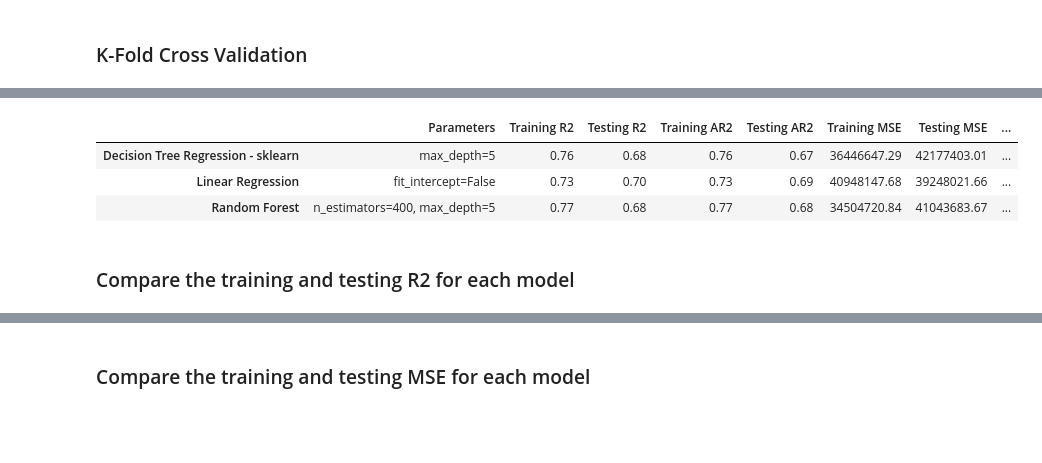
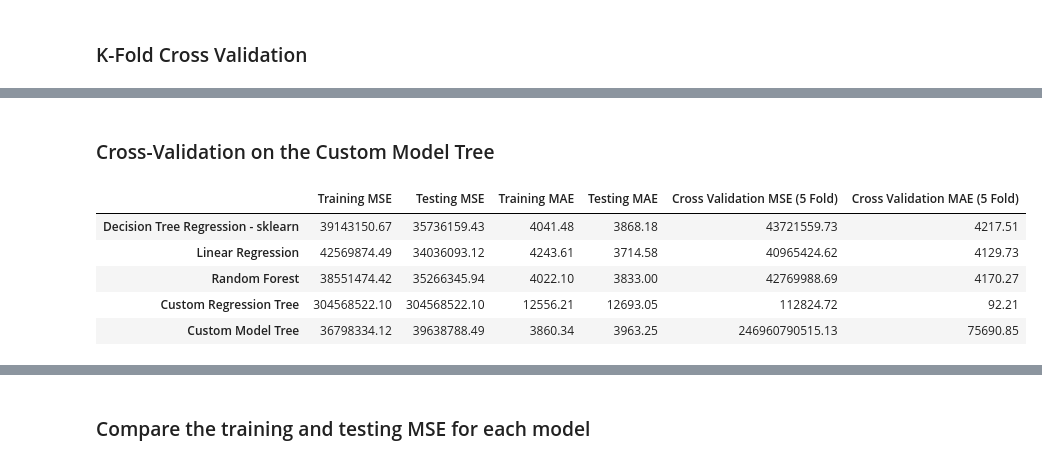
Before and after one commit to andreibrasoveanu97/ML-Regression, a Jupyter notebook: ML Ex2 Medical Cost Personal Dataset.ipynb, the cells around one changed output, grey strips where cells are left out. Drawn from its saved outputs; the diff is of its cells as text; code cells hidden in the pictures; blank space fills up the shorter version.

```diff
--- a/ML Ex2 Medical Cost Personal Dataset.ipynb
+++ b/ML Ex2 Medical Cost Personal Dataset.ipynb
@@ -190,6 +190,8 @@ The above plots help us to visualize the data distribution for every feature
 We drop the column region since it seems not to have much influence on the dependent variable
 # %%
 df.drop(["region"], axis=1, inplace=True)
+df.drop(["sex"], axis=1, inplace=True)
+df.drop(["children"], axis=1, inplace=True)
 # %%
 # Graph showing the min and maximum charges
 count, bin_edges = np.histogram(df['charges'])
@@ -400,6 +723,14 @@ lr_mae_test =  mean_absolute_error(y_test,lr_y_test_pred)
 # MAE for Random Forest
 rf_mae_train =  mean_absolute_error(y_train,rf_y_train_pred)
 rf_mae_test =  mean_absolute_error(y_test,rf_y_test_pred)
+
+# MAE for Custom Regression Tree
+crg_mae_train =  mean_absolute_error(y_train,crg_y_train_pred)
+crg_mae_test =   mean_absolute_error(y_test,crg_y_test_pred)
+
+# MAE for Custom Model Tree
+cm_mae_train =  mean_absolute_error(y_train_cm,cm_y_train_pred)
+cm_mae_test =  mean_absolute_error(y_test_cm,cm_y_test_pred)
 # %% [markdown]
 ### K-Fold Cross Validation
 # %%
@@ -409,12 +740,15 @@ from sklearn.model_selection import cross_val_predict
 
 # cross validation for sklearn Regression Tree
 rg_cv_pred = cross_val_predict(rg, x, y, cv=cv)
-rg_cv = r2_score(y, rg_cv_pred)
+rg_cv_mse = mean_squared_error(y, rg_cv_pred)
+rg_cv_mae = mean_absolute_error(y, rg_cv_pred)
 
 # cross validation for sklearn Linear Regression
 lr_cv_pred = cross_val_predict(lr, x, y, cv=cv)
-lr_cv = r2_score(y, lr_cv_pred)
+lr_cv_mse = mean_squared_error(y, lr_cv_pred)
+lr_cv_mae = mean_absolute_error(y, lr_cv_pred)
 
 # cross validation for sklearn Random Forest
 rf_cv_pred = cross_val_predict(rf, x, y, cv=cv)
-rf_cv = r2_score(y, rf_cv_pred)
+rf_cv_mse = mean_squared_error(y, rf_cv_pred)
+rf_cv_mae = mean_absolute_error(y, rf_cv_pred)
@@ -420,0 +789,2 @@ rf_cv = r2_score(y, rf_cv_pred)
+# %% [markdown]
+### Cross-Validation on the Custom Model Tree
@@ -421,46 +821,48 @@ rf_cv = r2_score(y, rf_cv_pred)
 # %%
 def format_float(value):
     return f'{value:.2f}'
 
 pd.options.display.float_format = format_float
 
 training_R2 = [rg_r2_train, lr_r2_train, rf_r2_train]
 testing_R2  = [rg_r2_test, lr_r2_test, rf_r2_test]
 
 training_AR2 = [rg_ar2_train, lr_ar2_train, rf_ar2_train]
 testing_AR2  = [rg_ar2_test, lr_ar2_test, rf_ar2_test]
 
-training_MSE = [rg_mse_train, lr_mse_train, rf_mse_train]
-testing_MSE = [rg_mse_test, lr_mse_test, rf_mse_test]
+training_MSE = [rg_mse_train, lr_mse_train, rf_mse_train,crg_mse_train,cm_mse_train]
+testing_MSE = [rg_mse_test, lr_mse_test, rf_mse_test,crg_mse_test,cm_mse_test]
 
 training_RMSE = [rg_rmse_train, lr_rmse_train, rf_rmse_train]
 testing_RMSE = [rg_rmse_test, lr_rmse_test, rf_rmse_test]
 
-training_MAE = [rg_mae_train, lr_mae_train, rf_mae_train]
-testing_MAE = [rg_mae_test, lr_mae_test, rf_mae_test]
+training_MAE = [rg_mae_train, lr_mae_train, rf_mae_train,crg_mae_train,cm_mae_train]
+testing_MAE = [rg_mae_test, lr_mae_test, rf_mae_test,crg_mae_test,cm_mae_test]
 
-cv_accuracies = [rg_cv, lr_cv, rf_cv]
+cv_MSE = [rg_cv_mse, lr_cv_mse, rf_cv_mse,crg_cv_mse,cm_cv_mse]
+cv_MAE = [rg_cv_mae, lr_cv_mae, rf_cv_mae,crg_cv_mae,cm_cv_mae]
 
 parameters = ["max_depth=5", "fit_intercept=False", "n_estimators=400, max_depth=5"]
 
-table_data = { "Parameters": parameters,
-                  "Training R2": training_R2,
-                  "Testing R2": testing_R2,
-                  "Training AR2": training_AR2,
-                  "Testing AR2": testing_AR2,
+table_data = {
                   "Training MSE": training_MSE,
                   "Testing MSE": testing_MSE,
-                  "Training RMSE": training_RMSE,
-                  "Testing RMSE": testing_RMSE,
-                  "K-Fold Score": cv_accuracies}
-model_names = ["Decision Tree Regression - sklearn", "Linear Regression", "Random Forest"]
+                  "Training MAE": training_MAE,
+                  "Testing MAE": testing_MAE,
+                  "Cross Validation MSE (5 Fold)": cv_MSE,
+                  "Cross Validation MAE (5 Fold)": cv_MAE}
+model_names = ["Decision Tree Regression - sklearn",
+               "Linear Regression",
+               "Random Forest",
+               "Custom Regression Tree",
+               "Custom Model Tree"]
 
 table_dataframe = pd.DataFrame(data=table_data, index=model_names)
 table_dataframe
 # %% [output]
-|  | Parameters | Training R2 | Testing R2 | Training AR2 | Testing AR2 | Training MSE | Testing MSE | ... |
-| Decision Tree Regression - sklearn | max_depth=5 | 0.76 | 0.68 | 0.76 | 0.67 | 36446647.29 | 42177403.01 | ... |
-| Linear Regression | fit_intercept=False | 0.73 | 0.70 | 0.73 | 0.69 | 40948147.68 | 39248021.66 | ... |
-| Random Forest | n_estimators=400, max_depth=5 | 0.77 | 0.68 | 0.77 | 0.68 | 34504720.84 | 41043683.67 | ... |
+|  | Training MSE | Testing MSE | Training MAE | Testing MAE | Cross Validation MSE (5 Fold) | Cross Validation MAE (5 Fold) |
+| Decision Tree Regression - sklearn | 39143150.67 | 35736159.43 | 4041.48 | 3868.18 | 43721559.73 | 4217.51 |
+| Linear Regression | 42569874.49 | 34036093.12 | 4243.61 | 3714.58 | 40965424.62 | 4129.73 |
+| Random Forest | 38551474.42 | 35266345.94 | 4022.10 | 3833.00 | 42769988.69 | 4170.27 |
+| Custom Regression Tree | 304568522.10 | 304568522.10 | 12556.21 | 12693.05 | 112824.72 | 92.21 |
+| Custom Model Tree | 36798334.12 | 39638788.49 | 3860.34 | 3963.25 | 246960790515.13 | 75690.85 |
-# %% [markdown]
- ### Compare the training and testing R2 for each model
```
Also changed, not shown: parts of 29 cells of this notebook.
